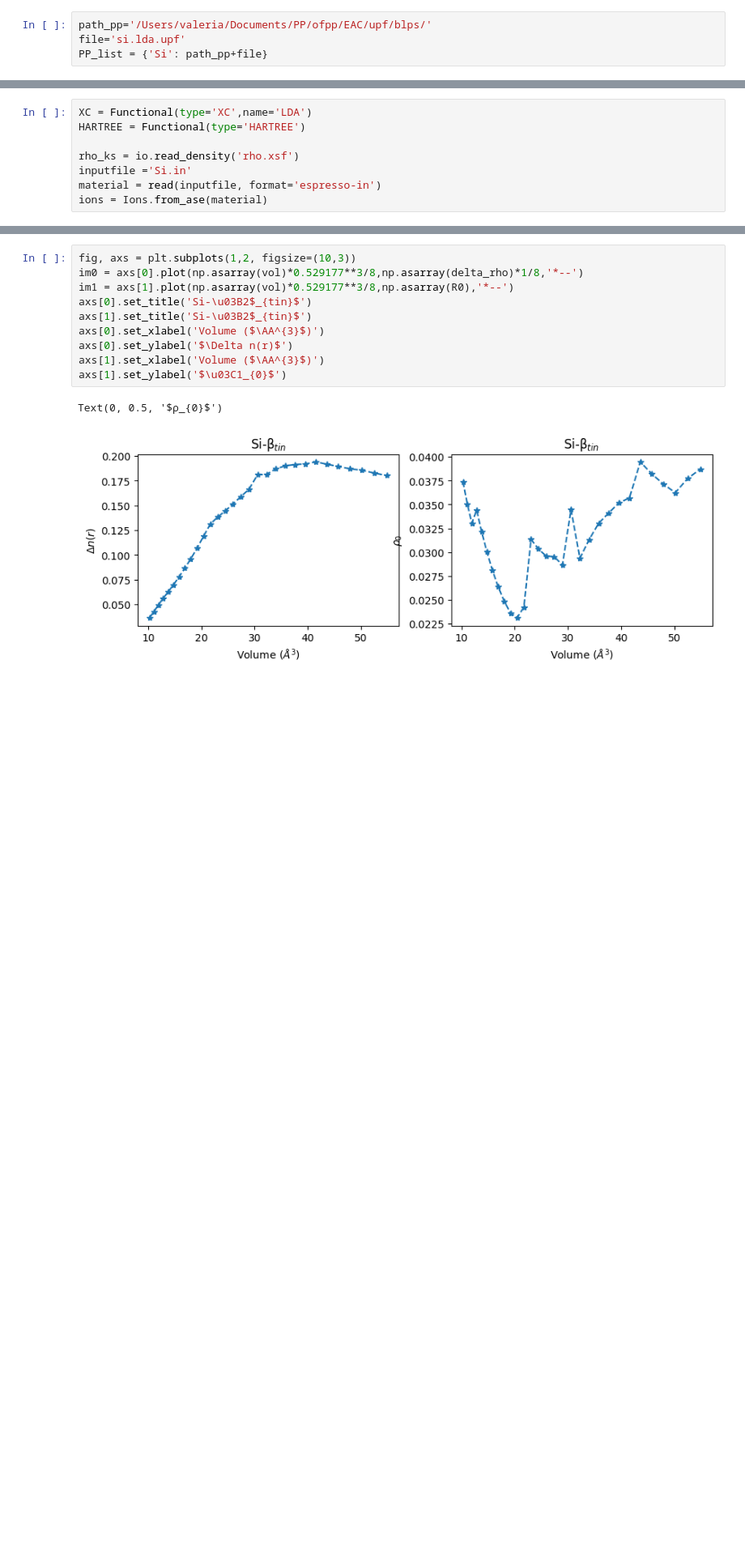
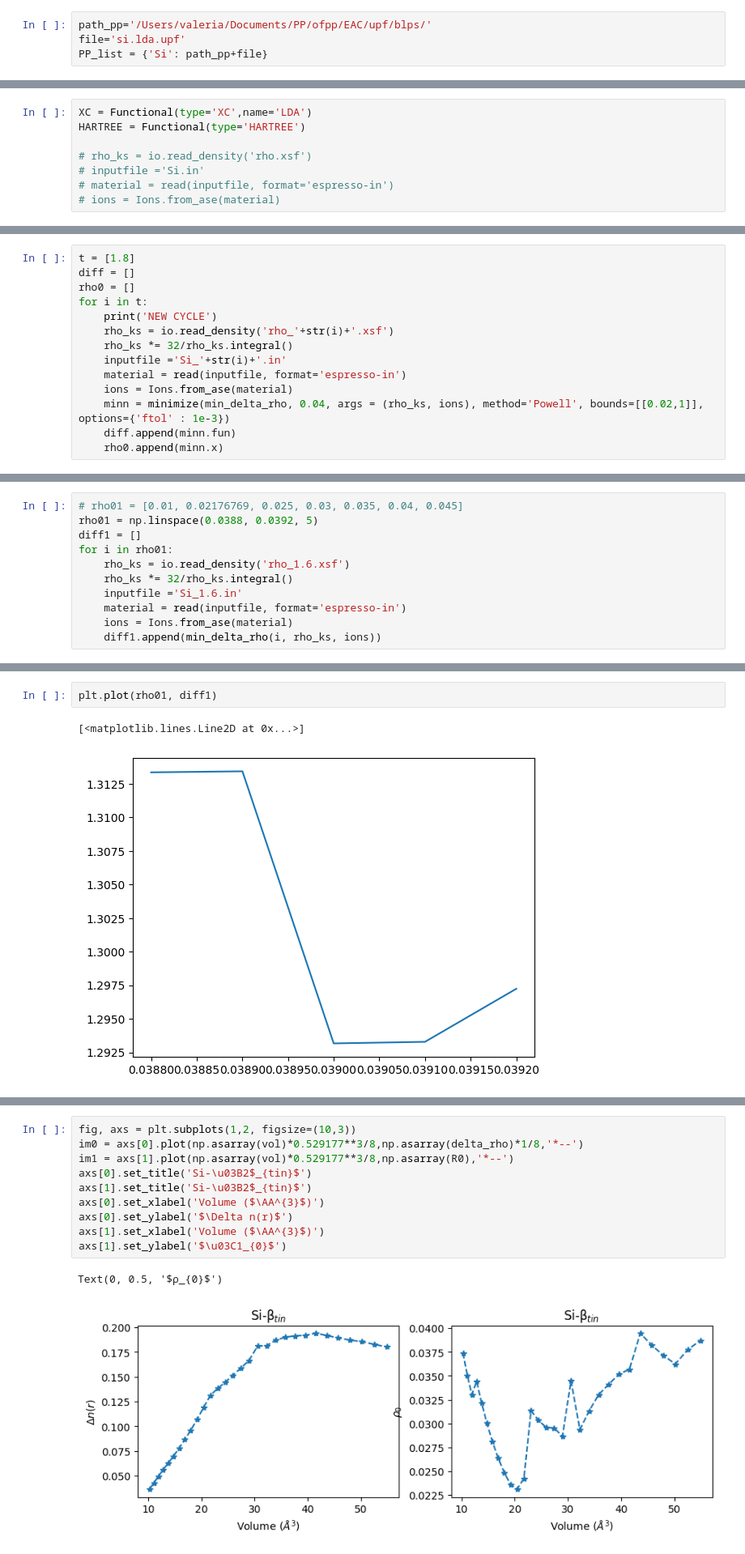
Before and after one commit to ValeriaRV99/wt, a Jupyter notebook: ks_calculations/Si_iso/DEN.ipynb, the cells around one changed output, grey strips where cells are left out. Shown at 81% size. Cells and saved outputs as stored; diff of their text form; blank space fills up the shorter version.

```diff
--- a/ks_calculations/Si_iso/DEN.ipynb
+++ b/ks_calculations/Si_iso/DEN.ipynb
@@ -46,7 +49,7 @@ def min_delta_rho(x0, *args):
 XC = Functional(type='XC',name='LDA')
 HARTREE = Functional(type='HARTREE')
 
-rho_ks = io.read_density('rho.xsf')
-inputfile ='Si.in'
-material = read(inputfile, format='espresso-in')
-ions = Ions.from_ase(material)
+# rho_ks = io.read_density('rho.xsf')
+# inputfile ='Si.in'
+# material = read(inputfile, format='espresso-in')
+# ions = Ions.from_ase(material)
@@ -124,0 +60,14 @@ Chemical potential (eV)  : -4.13857290556072
+# %%
+t = [1.8]
+diff = []
+rho0 = []
+for i in t:
+    print('NEW CYCLE')
+    rho_ks = io.read_density('rho_'+str(i)+'.xsf')
+    rho_ks *= 32/rho_ks.integral()
+    inputfile ='Si_'+str(i)+'.in'
+    material = read(inputfile, format='espresso-in')
+    ions = Ions.from_ase(material)
+    minn = minimize(min_delta_rho, 0.04, args = (rho_ks, ions), method='Powell', bounds=[[0.02,1]], options={'ftol' : 1e-3})
+    diff.append(minn.fun)
+    rho0.append(minn.x)
@@ -124,0 +94,11 @@ Chemical potential (eV)  : -4.13857290556072
+# %%
+# rho01 = [0.01, 0.02176769, 0.025, 0.03, 0.035, 0.04, 0.045]
+rho01 = np.linspace(0.0388, 0.0392, 5)
+diff1 = []
+for i in rho01:
+    rho_ks = io.read_density('rho_1.6.xsf')
+    rho_ks *= 32/rho_ks.integral()
+    inputfile ='Si_1.6.in'
+    material = read(inputfile, format='espresso-in')
+    ions = Ions.from_ase(material)
+    diff1.append(min_delta_rho(i, rho_ks, ions))
@@ -124,0 +123,5 @@ Chemical potential (eV)  : -4.13857290556072
+# %%
+plt.plot(rho01, diff1)
+# %% [output]
+[<matplotlib.lines.Line2D at 0x...>]
+[figure, added]
```
Also changed, not shown: parts of 24 cells of this notebook, 25 other files.
